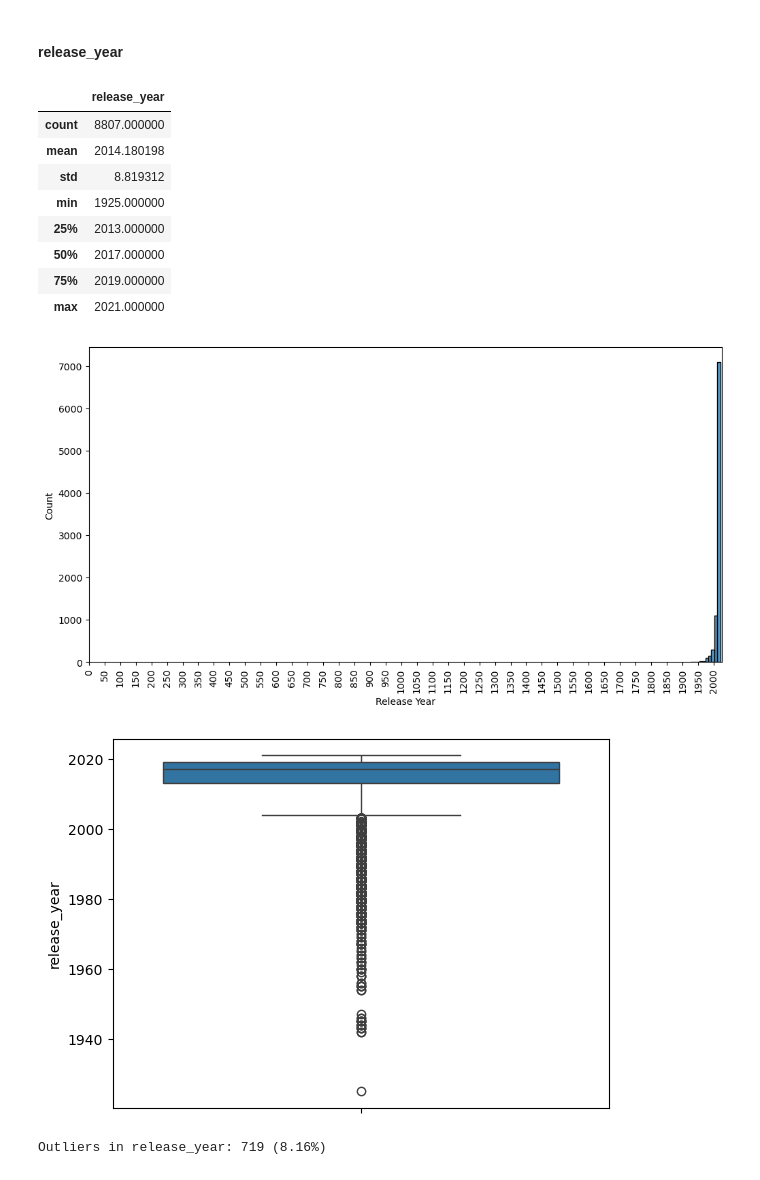
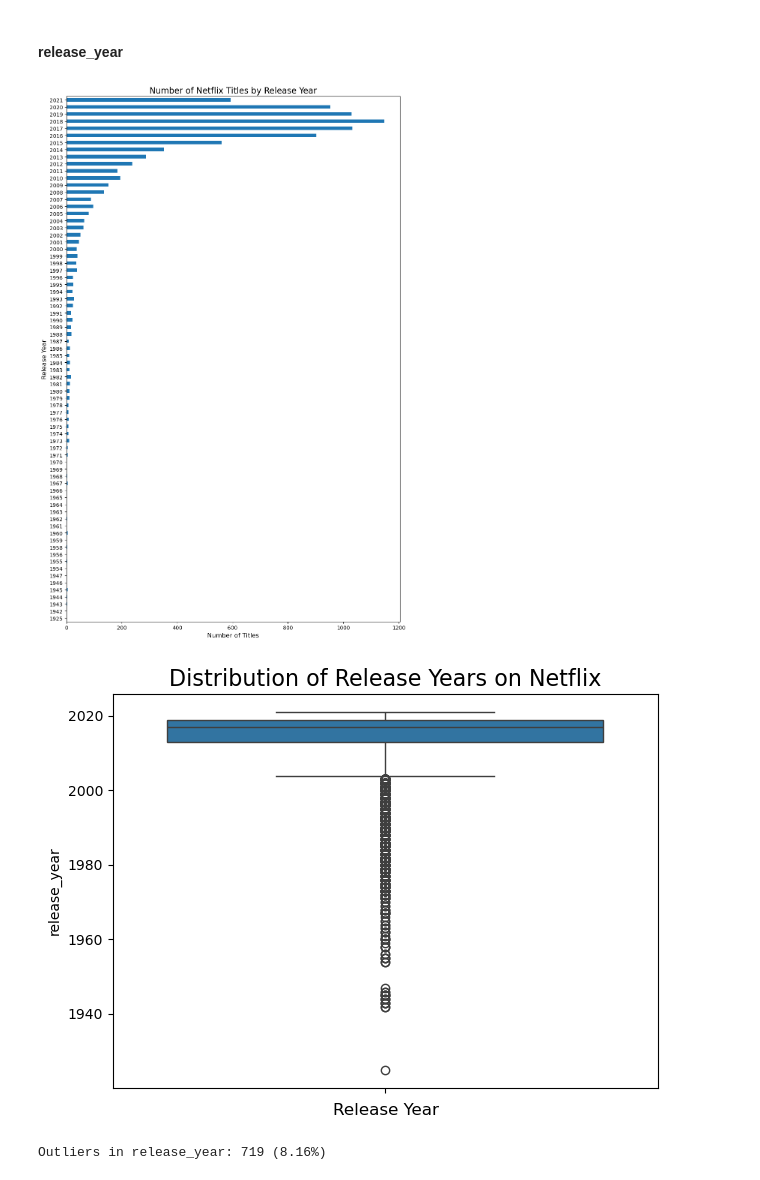
Before and after one commit to FatimaQatami/netflix_data, a Jupyter notebook: netflix_data.ipynb, the cells around one changed output. Drawn from its saved outputs; the diff is of its cells as text; code cells hidden in the pictures.

```diff
--- a/netflix_data.ipynb
+++ b/netflix_data.ipynb
@@ -129,0 +177,4 @@ plt.show()
+# %%
+# Convert 'date_added' to datetime, stripping whitespace and handling mixed date formats
+
+df['date_added'] = pd.to_datetime(df['date_added'].str.strip(), format='mixed')
@@ -165,30 +283,25 @@ df['description'].nunique()
 8775
 # %% [markdown]
 #### release_year
-# %%
-df.describe()
-# %% [output]
-|  | release_year |
-| count | 8807.000000 |
-| mean | 2014.180198 |
-| std | 8.819312 |
-| min | 1925.000000 |
-| 25% | 2013.000000 |
-| 50% | 2017.000000 |
-| 75% | 2019.000000 |
-| max | 2021.000000 |
 # %%
+# Frequency distribution of titles by release year
 
-plt.figure(figsize=(12,6))
-sns.histplot(df['release_year'], bins=10)
-plt.xlabel('Release Year')
-plt.xticks(range(0, int(df['release_year'].max()), 50), rotation=90)
+df['release_year'].value_counts().sort_index().plot(kind='barh', figsize=(10, 15))
+plt.title('Number of Netflix Titles by Release Year', fontsize=16)
+plt.xlabel('Number of Titles', fontsize=12)
+plt.ylabel('Release Year', fontsize=12)
+plt.tight_layout()
 plt.show()
 # %% [output]
-[figure, old version]
+[figure, new version]
 # %%
+# Distribution and outliers of title release years
+
 sns.boxplot(df['release_year'])
+plt.title('Distribution of Release Years on Netflix', fontsize=16)
+plt.xlabel('Release Year', fontsize=12)
+plt.tight_layout()
 plt.show()
 # %% [output]
-[figure, old version]
+[figure, new version]
 # %%
```
Also changed, not shown: parts of 33 cells of this notebook.
